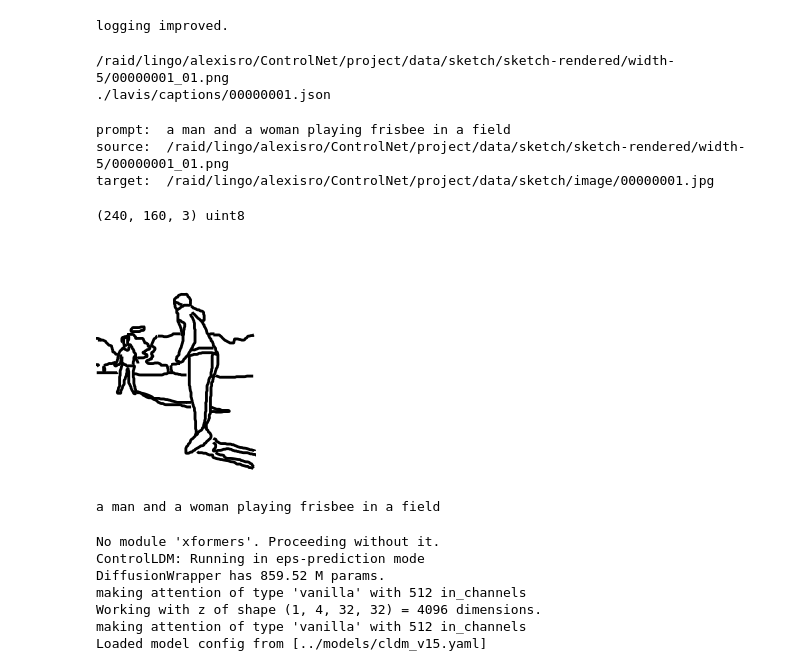
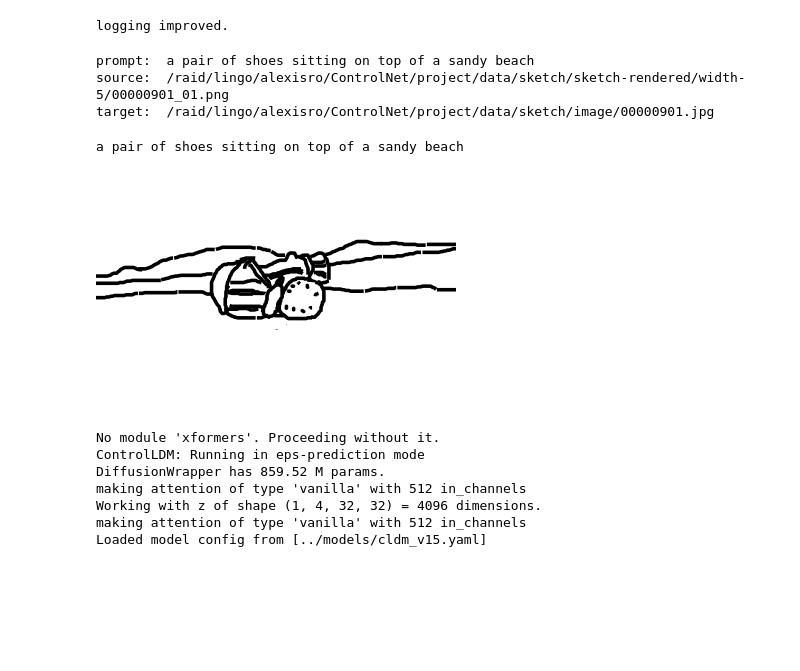
Before and after one commit to gabegrand/ControlNet, a Jupyter notebook: project/inference.ipynb, the cells around one changed output. Saved outputs shown, nothing was run; the diff lists cells and outputs as text; code cells hidden in the pictures; blank space fills up the shorter version.

```diff
--- a/project/inference.ipynb
+++ b/project/inference.ipynb
@@ -9,49 +18,20 @@ from share import *
 # %% [output]
 logging improved.
 # %%
-import cv2
-import einops
-import gradio as gr
-import numpy as np
-import torch
-import random
-
-from PIL import Image
-from pytorch_lightning import seed_everything
-from annotator.util import resize_image, HWC3
-from cldm.model import create_model, load_state_dict
-from cldm.ddim_hacked import DDIMSampler
-from dataset import *
+dataset = PhotoSketchDataset(split="test", data_dir="/raid/lingo/alexisro/ControlNet/project/data/sketch/")
-# %%
-dataset = PhotoSketchDataset(split="train", data_dir="/raid/lingo/alexisro/ControlNet/project/data/sketch/")
-# %%
-sketch_path = dataset.sketches[0]
-prompt_path = dataset.prompts[0]
-print(sketch_path)
-print(prompt_path)
-# %% [output]
-/raid/lingo/alexisro/ControlNet/project/data/sketch/sketch-rendered/width-5/00000001_01.png
-./lavis/captions/00000001.json
 # %%
 example = dataset[0]
+prompt = example["txt"]
+sketch = cv2.imread(dataset.sketches[0])
 # %% [output]
-prompt:  a man and a woman playing frisbee in a field
-source:  /raid/lingo/alexisro/ControlNet/project/data/sketch/sketch-rendered/width-5/00000001_01.png
-target:  /raid/lingo/alexisro/ControlNet/project/data/sketch/image/00000001.jpg
+prompt:  a pair of shoes sitting on top of a sandy beach
+source:  /raid/lingo/alexisro/ControlNet/project/data/sketch/sketch-rendered/width-5/00000901_01.png
+target:  /raid/lingo/alexisro/ControlNet/project/data/sketch/image/00000901.jpg
-# %%
-input_image = cv2.imread(dataset.sketches[0])
-print(input_image.shape, input_image.dtype)
-# %% [output]
-(240, 160, 3) uint8
 # %%
-im_rgb = cv2.cvtColor(input_image, cv2.COLOR_BGR2RGB)
-Image.fromarray(im_rgb, "RGB")
+print(prompt)
+Image.fromarray(cv2.cvtColor(sketch, cv2.COLOR_BGR2RGB), "RGB")
 # %% [output]
+a pair of shoes sitting on top of a sandy beach
-[figure, old version]
+[figure, new version]
-# %%
-prompt = example["txt"]
-print(prompt)
-# %% [output]
-a man and a woman playing frisbee in a field
 # %%
 model = create_model('../models/cldm_v15.yaml').cpu()
```
Also changed, not shown: parts of 6 cells of this notebook, 1 other file.
